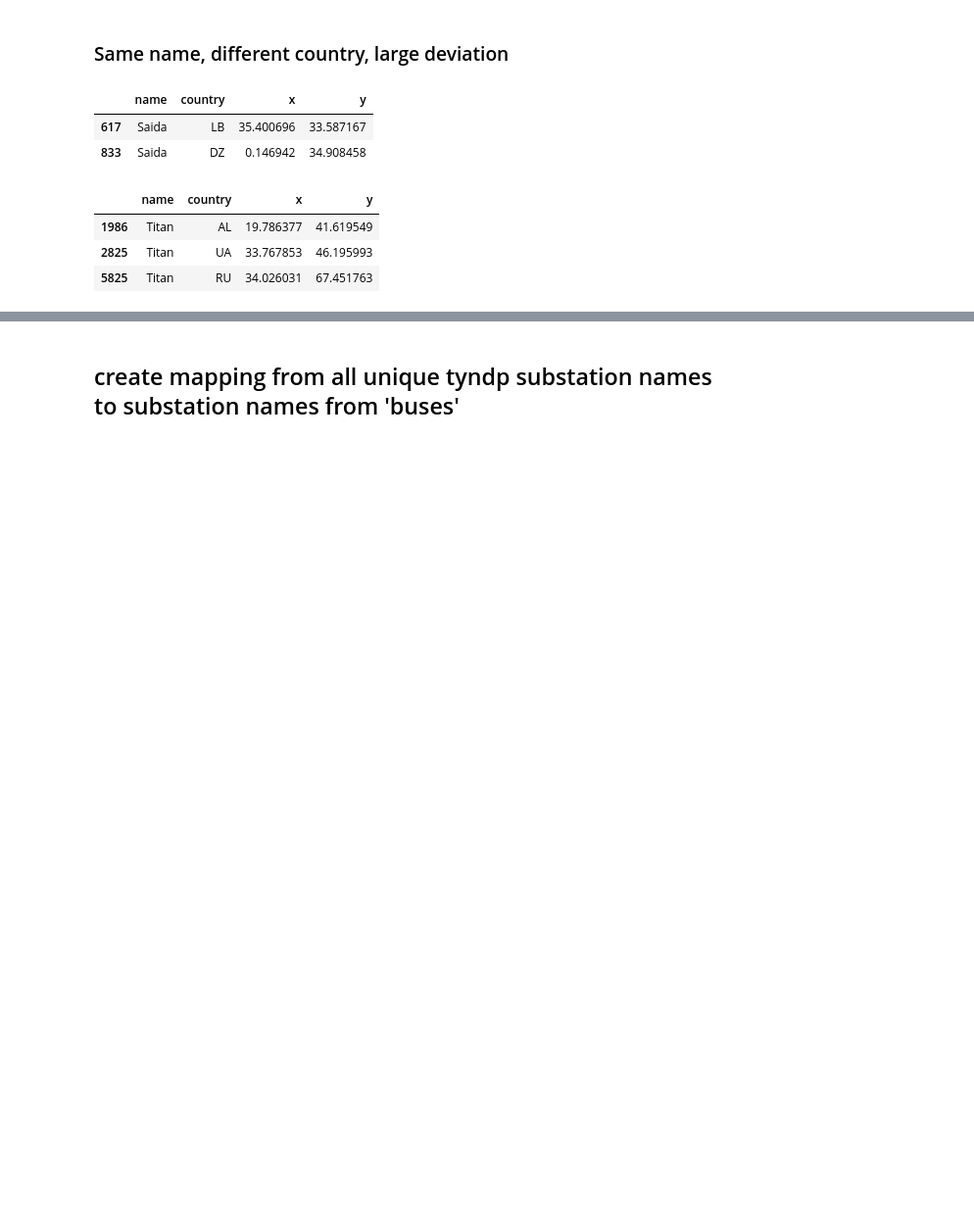
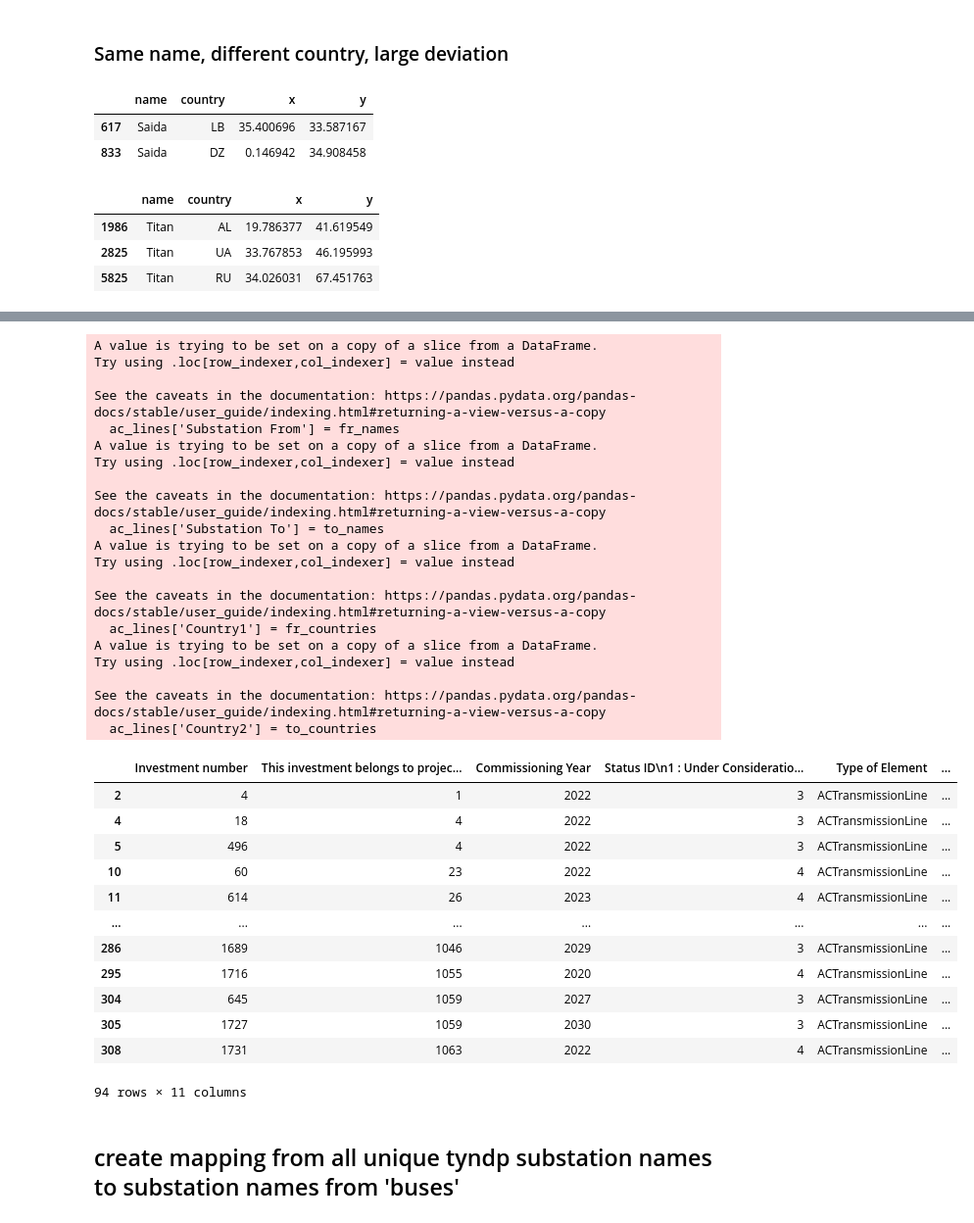
Before and after one commit to grecht/tyndp_to_pypsa, a Jupyter notebook: Experiments.ipynb, the cells around one changed output, grey strips where cells are left out. Shown at 98% size. Saved outputs shown, nothing was run; the diff lists cells and outputs as text; code cells hidden in the pictures; blank space fills up the shorter version.

```diff
--- a/Experiments.ipynb
+++ b/Experiments.ipynb
@@ -210,3 +214,76 @@ on_subst
+# %%
+subst_regex = r'(?P<place>.+)\s?[\[(](?P<country>\w{2})[)\]]' # Form: 'Glorenza (IT)'
+subst_pattern = re.compile(subst_regex)
+
+fr_names     = []
+fr_countries = []
+to_names     = []
+to_countries = []
+
+for index, row in ac_lines.iterrows():
+    fr = row['Substation From']
+    to = row['Substation To']
+
+    # default values if regex does not match
+    fr_name = fr
+    to_name = to
+    fr_country = np.NAN
+    to_country = np.NAN
+
+    fr_match = subst_pattern.match(fr)
+    to_match = subst_pattern.match(to)
+
+    if fr_match is not None:
+        fr_name    = fr_match.group('place').strip()
+        fr_country = fr_match.group('country').strip()
+    if to_match is not None:
+        to_name    = to_match.group('place').strip()
+        to_country = to_match.group('country').strip()
+
+    fr_names.append(fr_name)
+    fr_countries.append(fr_country)
+    to_names.append(to_name)
+    to_countries.append(to_country)
+# %%
+ac_lines['Substation From'] = fr_names
+ac_lines['Substation To'] = to_names
+ac_lines['Country1'] = fr_countries
+ac_lines['Country2'] = to_countries
+ac_lines
+# %% [output]
+A value is trying to be set on a copy of a slice from a DataFrame.
+Try using .loc[row_indexer,col_indexer] = value instead
+
+See the caveats in the documentation: https://pandas.pydata.org/pandas-docs/stable/user_guide/indexing.html#returning-a-view-versus-a-copy
+  ac_lines['Substation From'] = fr_names
+A value is trying to be set on a copy of a slice from a DataFrame.
+Try using .loc[row_indexer,col_indexer] = value instead
+
+See the caveats in the documentation: https://pandas.pydata.org/pandas-docs/stable/user_guide/indexing.html#returning-a-view-versus-a-copy
+  ac_lines['Substation To'] = to_names
+A value is trying to be set on a copy of a slice from a DataFrame.
+Try using .loc[row_indexer,col_indexer] = value instead
+
+See the caveats in the documentation: https://pandas.pydata.org/pandas-docs/stable/user_guide/indexing.html#returning-a-view-versus-a-copy
+  ac_lines['Country1'] = fr_countries
+A value is trying to be set on a copy of a slice from a DataFrame.
+Try using .loc[row_indexer,col_indexer] = value instead
+
+See the caveats in the documentation: https://pandas.pydata.org/pandas-docs/stable/user_guide/indexing.html#returning-a-view-versus-a-copy
+  ac_lines['Country2'] = to_countries
+|  | Investment number | This investment belongs to projec... | Commissioning Year | Status ID\n1 : Under Consideratio... | Type of Element | ... |
+| 2 | 4 | 1 | 2022 | 3 | ACTransmissionLine | ... |
+| 4 | 18 | 4 | 2022 | 3 | ACTransmissionLine | ... |
+| 5 | 496 | 4 | 2022 | 3 | ACTransmissionLine | ... |
+| 10 | 60 | 23 | 2022 | 4 | ACTransmissionLine | ... |
+| 11 | 614 | 26 | 2023 | 4 | ACTransmissionLine | ... |
+| ... | ... | ... | ... | ... | ... | ... |
+| 286 | 1689 | 1046 | 2029 | 3 | ACTransmissionLine | ... |
+| 295 | 1716 | 1055 | 2020 | 4 | ACTransmissionLine | ... |
+| 304 | 645 | 1059 | 2027 | 3 | ACTransmissionLine | ... |
+| 305 | 1727 | 1059 | 2030 | 3 | ACTransmissionLine | ... |
+| 308 | 1731 | 1063 | 2022 | 4 | ACTransmissionLine | ... |
+94 rows × 11 columns
 # %% [markdown]
 ## create mapping from all unique tyndp substation names to substation names from 'buses'
 # %%
```
Also changed, not shown: parts of 17 cells of this notebook.
